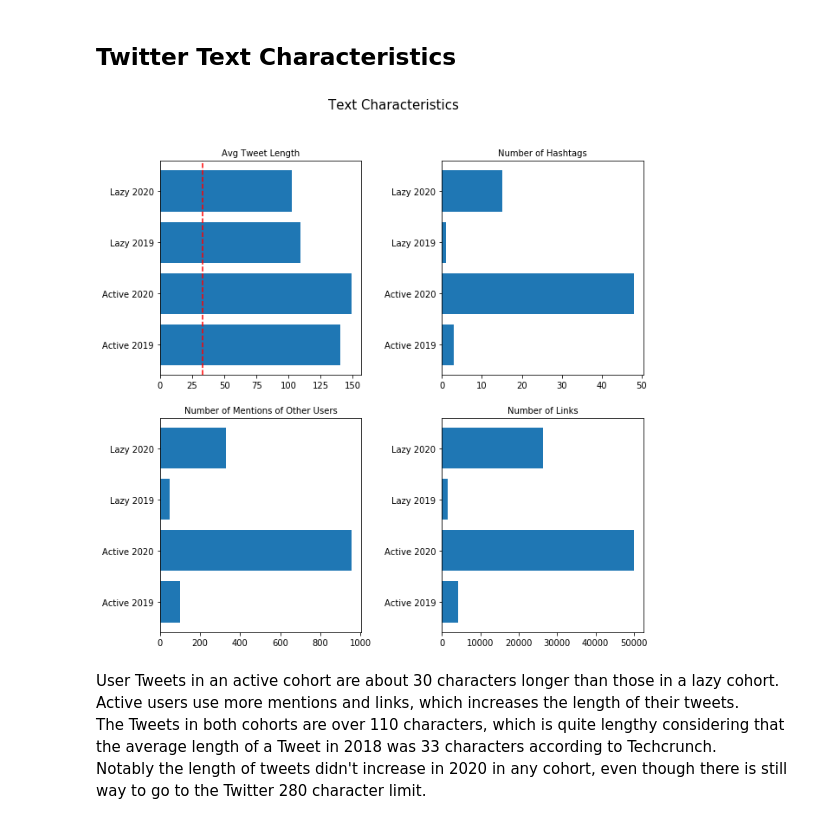
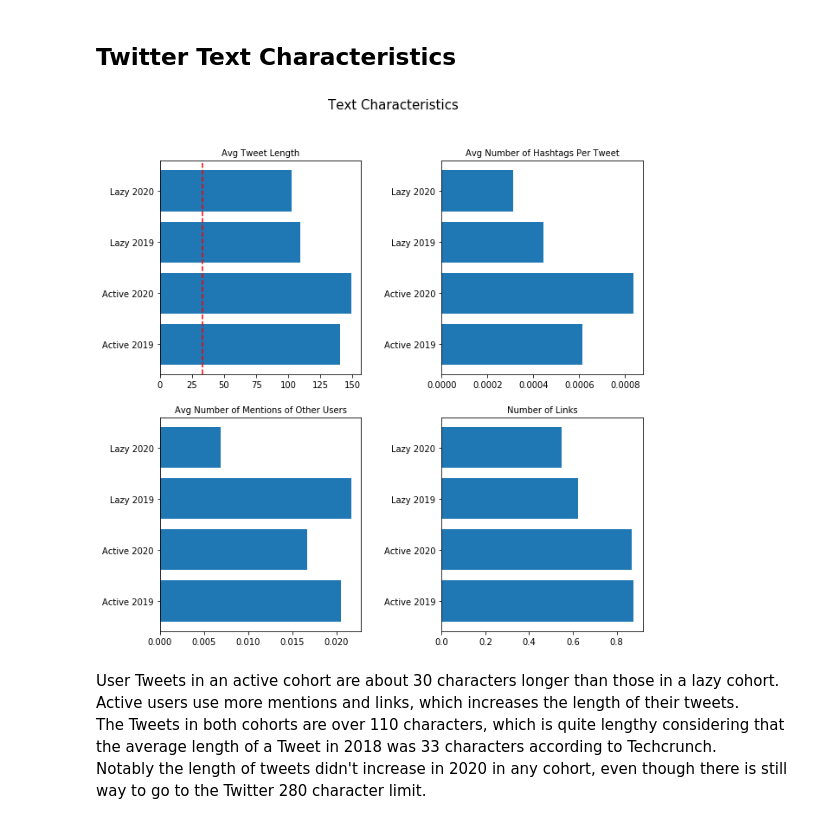
Before and after one commit to a-kantur/Springboard, a Jupyter notebook: Capstone Project 2/2. EDA and Data Story.ipynb, the cells around one changed output. Drawn from its saved outputs; the diff is of its cells as text; code cells hidden in the pictures.

```diff
--- a/Capstone Project 2/2. EDA and Data Story.ipynb
+++ b/Capstone Project 2/2. EDA and Data Story.ipynb
@@ -154,36 +172,39 @@ def count_links(df):
 # %%
 plt.figure(figsize=(10,10))
 _ = plt.suptitle('Text Characteristics', fontsize=15)
 
 plt.subplot(2,2,1)
 x = np.array([active19.Text.apply(lambda x: len(x)).mean(), active20.Text.apply(lambda x: len(x)).mean(), lazy19.Text.apply(lambda x: len(x)).mean(),lazy20.Text.apply(lambda x: len(x)).mean()])
 y = ['Active 2019','Active 2020','Lazy 2019', 'Lazy 2020']
 _ = plt.barh(y, x)
 _ = plt.title('Avg Tweet Length', fontsize=10)
 _ = plt.axvline(33, ls='--', color='r')
 
 plt.subplot(2,2,2)
-x = [count_hashtags(active19),count_hashtags(active20),count_hashtags(lazy19),count_hashtags(lazy20)]
+x = [count_hashtags(active19)/len(active19),count_hashtags(active20)/len(active20),
+     count_hashtags(lazy19)/len(lazy19),count_hashtags(lazy20)/len(lazy20)]
 y = ['Active 2019','Active 2020','Lazy 2019', 'Lazy 2020']
 _ = plt.barh(y, x)
-_ = plt.title('Number of Hashtags', fontsize=10)
+_ = plt.title('Avg Number of Hashtags Per Tweet', fontsize=10)
 
 plt.subplot(2,2,3)
-x = [count_mentions(active19),count_mentions(active20),count_mentions(lazy19),count_mentions(lazy20)]
+x = [count_mentions(active19)/len(active19),count_mentions(active20)/len(active20),
+     count_mentions(lazy19)/len(lazy19),count_mentions(lazy20)/len(lazy20)]
 y = ['Active 2019','Active 2020','Lazy 2019', 'Lazy 2020']
 _ = plt.barh(y, x)
-_ = plt.title('Number of Mentions of Other Users', fontsize=10)
+_ = plt.title('Avg Number of Mentions of Other Users', fontsize=10)
 
 plt.subplot(2,2,4)
-x = [count_links(active19),count_links(active20),count_links(lazy19),count_links(lazy20)]
+x = [count_links(active19)/len(active19),count_links(active20)/len(active20),
+     count_links(lazy19)/len(lazy19),count_links(lazy20)/len(lazy20)]
 y = ['Active 2019','Active 2020','Lazy 2019', 'Lazy 2020']
 _ = plt.barh(y, x)
-_ = plt.title('Number of Links', fontsize=10)
+_ = plt.title('Avg Number of Links', fontsize=10)
 
 _ = plt.subplots_adjust(wspace = 0.4, hspace = 0.2)
 plt.savefig(fname='Text Characteristics')
 # %% [output]
-[figure, old version]
+[figure, new version]
 # %% [markdown]
 User Tweets in an active cohort are about 30 characters longer than those in a lazy cohort. Active users use more mentions and links, which increases the length of their tweets. <br>
 The Tweets in both cohorts are over 110 characters, which is quite lengthy considering that the average length of a Tweet in 2018 was 33 characters according to Techcrunch. <br>
```
Also changed, not shown: parts of 4 cells of this notebook, 3 other files.
